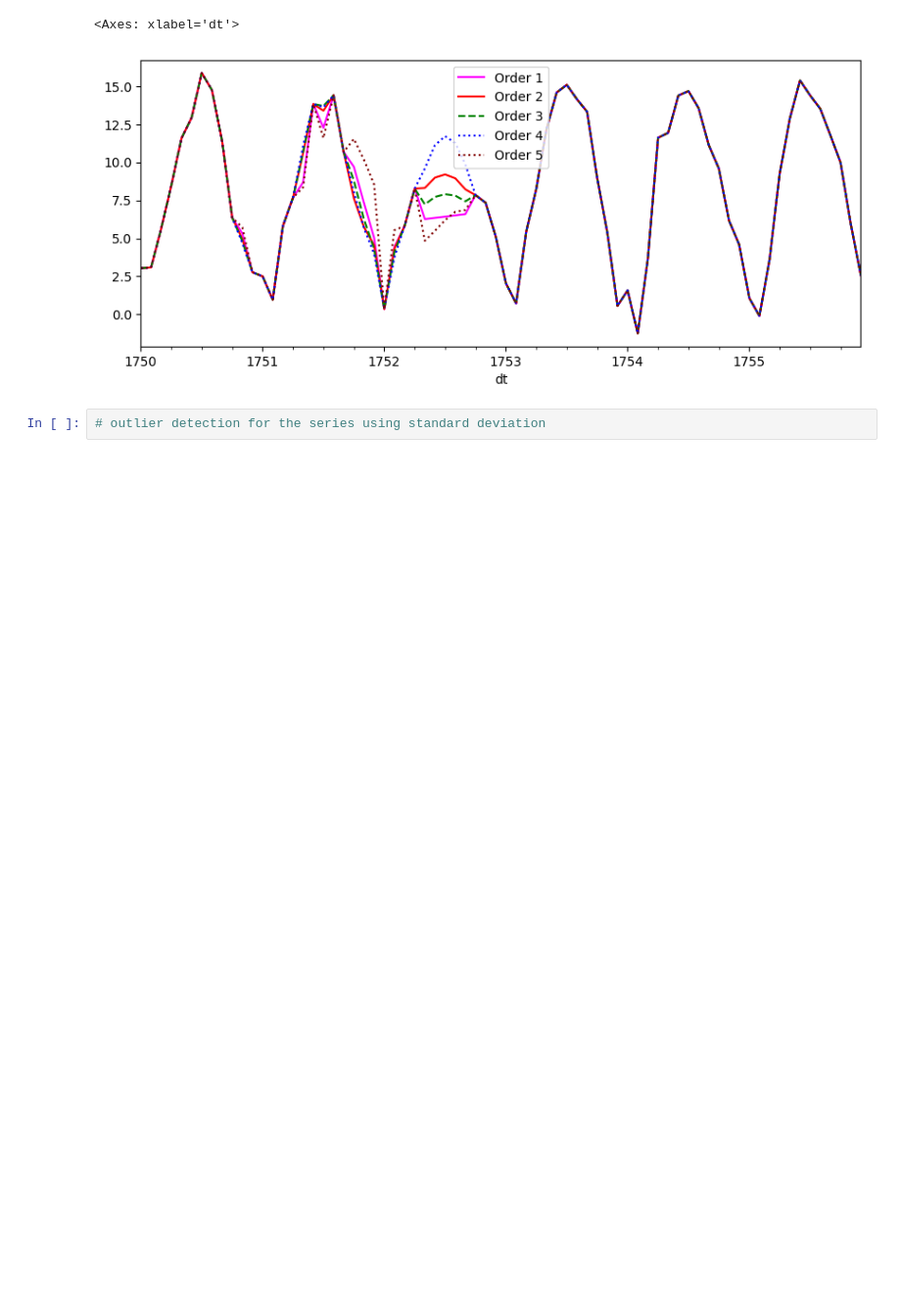
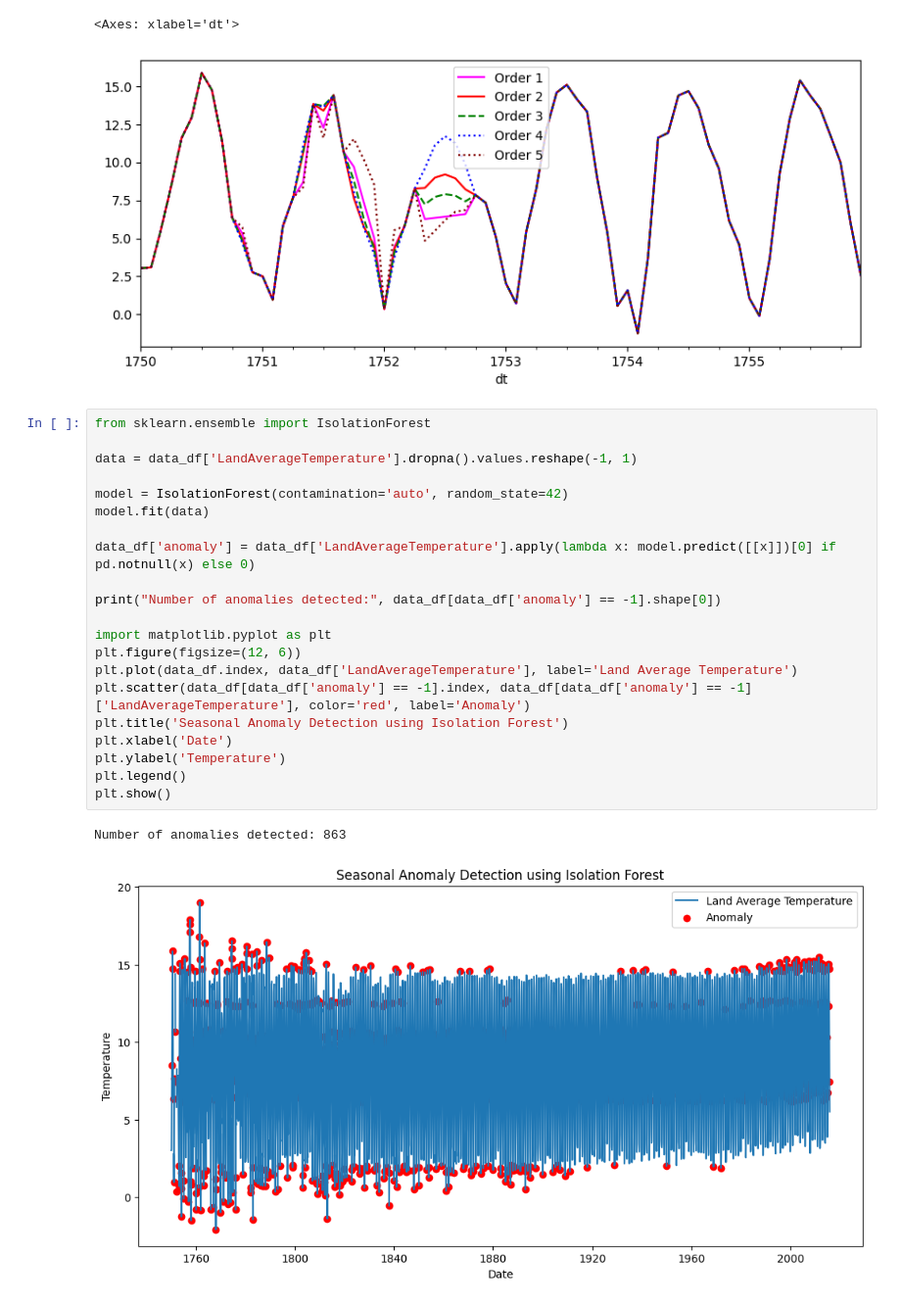
Before and after one commit to vadhri/ai-notebook, a Jupyter notebook: timeseries/missing_values.ipynb, the cells around one changed output. Shown at 98% size. Cells and saved outputs as stored; diff of their text form; blank space fills up the shorter version.

```diff
--- a/timeseries/missing_values.ipynb
+++ b/timeseries/missing_values.ipynb
@@ -192,5 +192,27 @@ spline_interpolated_5.plot(label='Order 5', color='maroon', linestyle='dotted',
 # %% [output]
 <Axes: xlabel='dt'>
 [figure]
-# %%
-# outlier detection for the series using standard deviation
+# %%
+from sklearn.ensemble import IsolationForest
+
+data = data_df['LandAverageTemperature'].dropna().values.reshape(-1, 1)
+
+model = IsolationForest(contamination='auto', random_state=42)
+model.fit(data)
+
+data_df['anomaly'] = data_df['LandAverageTemperature'].apply(lambda x: model.predict([[x]])[0] if pd.notnull(x) else 0)
+
+print("Number of anomalies detected:", data_df[data_df['anomaly'] == -1].shape[0])
+
+import matplotlib.pyplot as plt
+plt.figure(figsize=(12, 6))
+plt.plot(data_df.index, data_df['LandAverageTemperature'], label='Land Average Temperature')
+plt.scatter(data_df[data_df['anomaly'] == -1].index, data_df[data_df['anomaly'] == -1]['LandAverageTemperature'], color='red', label='Anomaly')
+plt.title('Seasonal Anomaly Detection using Isolation Forest')
+plt.xlabel('Date')
+plt.ylabel('Temperature')
+plt.legend()
+plt.show()
+# %% [output]
+Number of anomalies detected: 863
+[figure, added]
```
